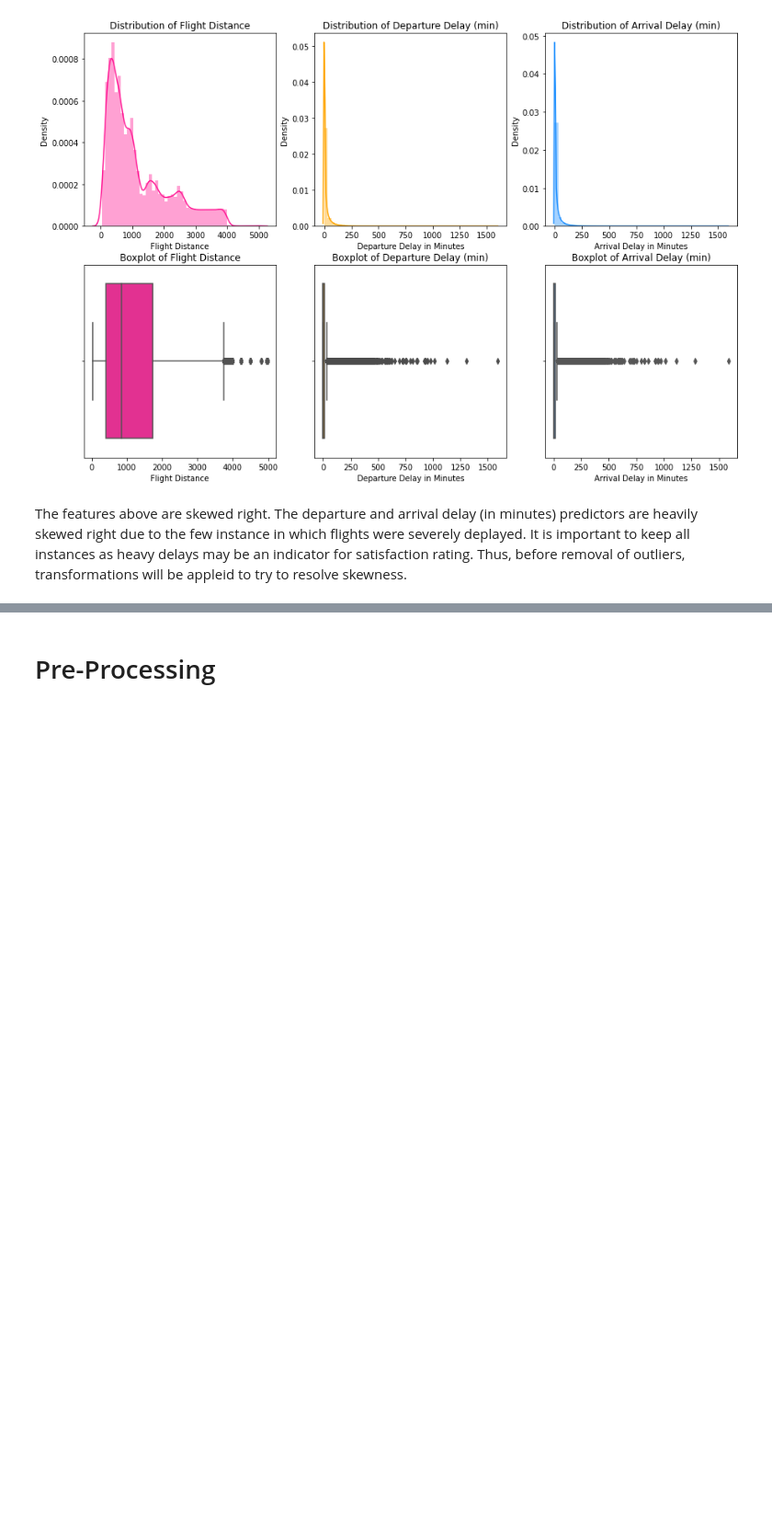
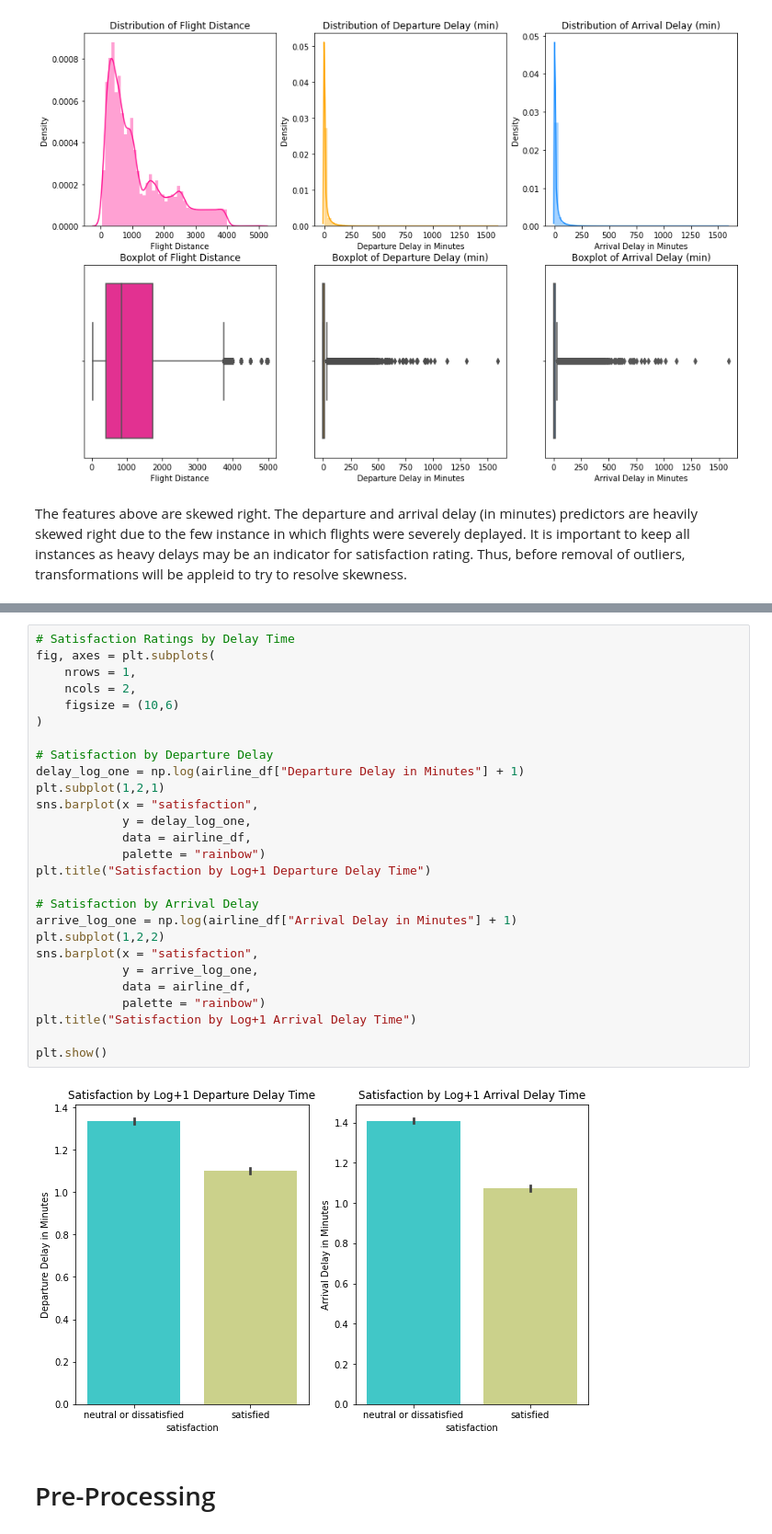
Before and after one commit to nlee98/ADS-505-Business-Analytics, a Jupyter notebook: ADS_505_Final_Project_NL.ipynb, the cells around one changed output, grey strips where cells are left out. Shown at 92% size. Drawn from its saved outputs; the diff is of its cells as text; blank space fills up the shorter version.

```diff
--- a/ADS_505_Final_Project_NL.ipynb
+++ b/ADS_505_Final_Project_NL.ipynb
@@ -386,3 +421,32 @@ plt.show()
+# %%
+# Satisfaction Ratings by Delay Time
+fig, axes = plt.subplots(
+    nrows = 1,
+    ncols = 2,
+    figsize = (10,6)
+)
+
+# Satisfaction by Departure Delay
+delay_log_one = np.log(airline_df["Departure Delay in Minutes"] + 1)
+plt.subplot(1,2,1)
+sns.barplot(x = "satisfaction",
+            y = delay_log_one,
+            data = airline_df,
+            palette = "rainbow")
+plt.title("Satisfaction by Log+1 Departure Delay Time")
+
+# Satisfaction by Arrival Delay
+arrive_log_one = np.log(airline_df["Arrival Delay in Minutes"] + 1)
+plt.subplot(1,2,2)
+sns.barplot(x = "satisfaction",
+            y = arrive_log_one,
+            data = airline_df,
+            palette = "rainbow")
+plt.title("Satisfaction by Log+1 Arrival Delay Time")
+
+plt.show()
+# %% [output]
+[figure, added]
 # %% [markdown]
 # Pre-Processing #
 # %%
```
Also changed, not shown: parts of 4 cells of this notebook.
